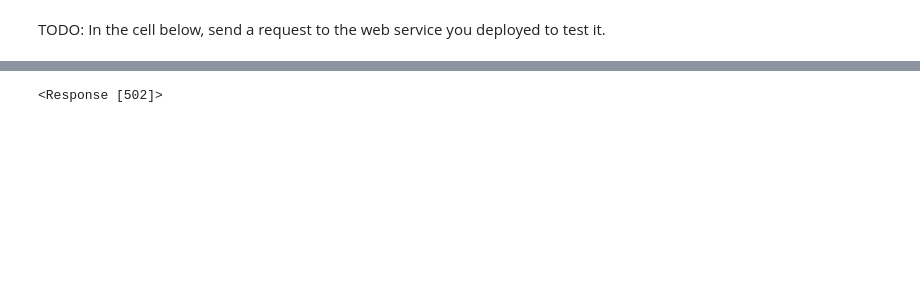
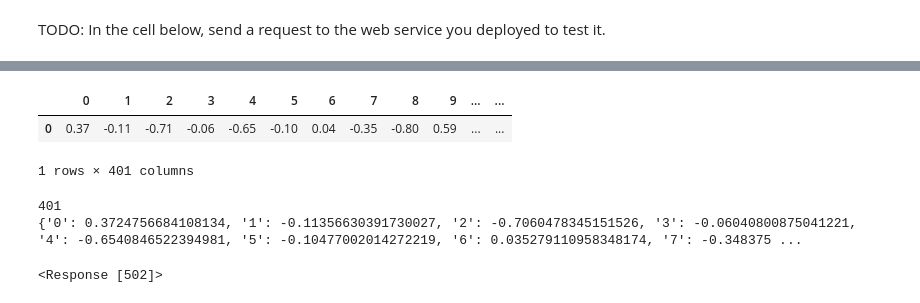
Before and after one commit to ErkanHatipoglu/nd00333-capstone, a Jupyter notebook: starter_file/automl.ipynb, the cells around one changed output, grey strips where cells are left out. Cells and saved outputs as stored; diff of their text form; code cells hidden in the pictures; blank space fills up the shorter version.

```diff
--- a/starter_file/automl.ipynb
+++ b/starter_file/automl.ipynb
@@ -480,0 +538,6 @@ TODO: In the cell below, send a request to the web service you deployed to test
+# %%
+test_dataset.to_pandas_dataframe().head(1)
+# %% [output]
+|  | 0 | 1 | 2 | 3 | 4 | 5 | 6 | 7 | 8 | 9 | ... | ... |
+| 0 | 0.37 | -0.11 | -0.71 | -0.06 | -0.65 | -0.10 | 0.04 | -0.35 | -0.80 | 0.59 | ... | ... |
+1 rows × 401 columns
@@ -480,0 +583,11 @@ TODO: In the cell below, send a request to the web service you deployed to test
+# %%
+my_list=test_list[0]
+#print(my_list)
+my_data={}
+print(len(my_list))
+for count in range(len(my_list)):
+    my_data[str(count)]=my_list[count]
+print(my_data)
+# %% [output]
+401
+{'0': 0.3724756684108134, '1': -0.11356630391730027, '2': -0.7060478345151526, '3': -0.06040800875041221, '4': -0.6540846522394981, '5': -0.10477002014272219, '6': 0.035279110958348174, '7': -0.348375 ...
```
Also changed, not shown: parts of 25 cells of this notebook.
